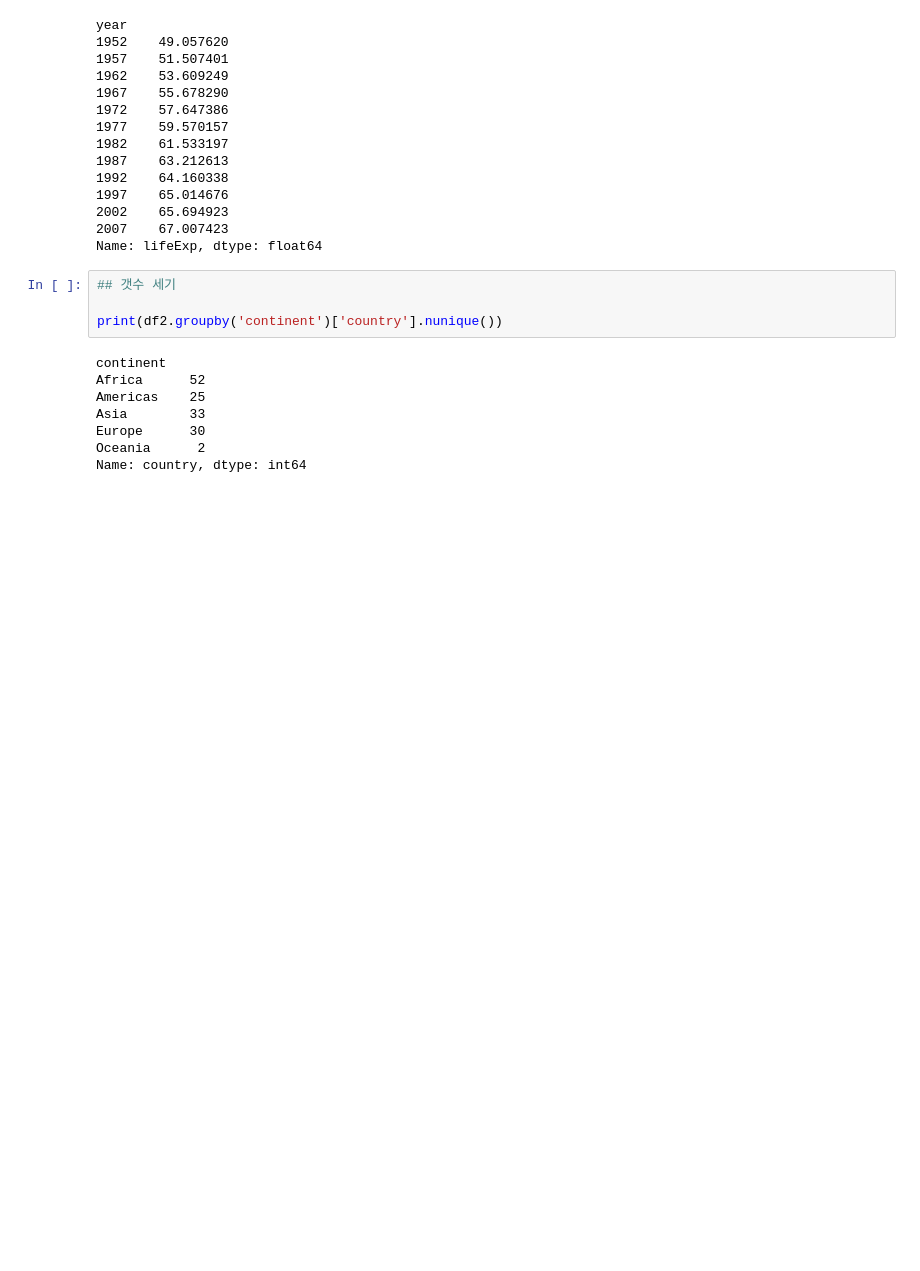
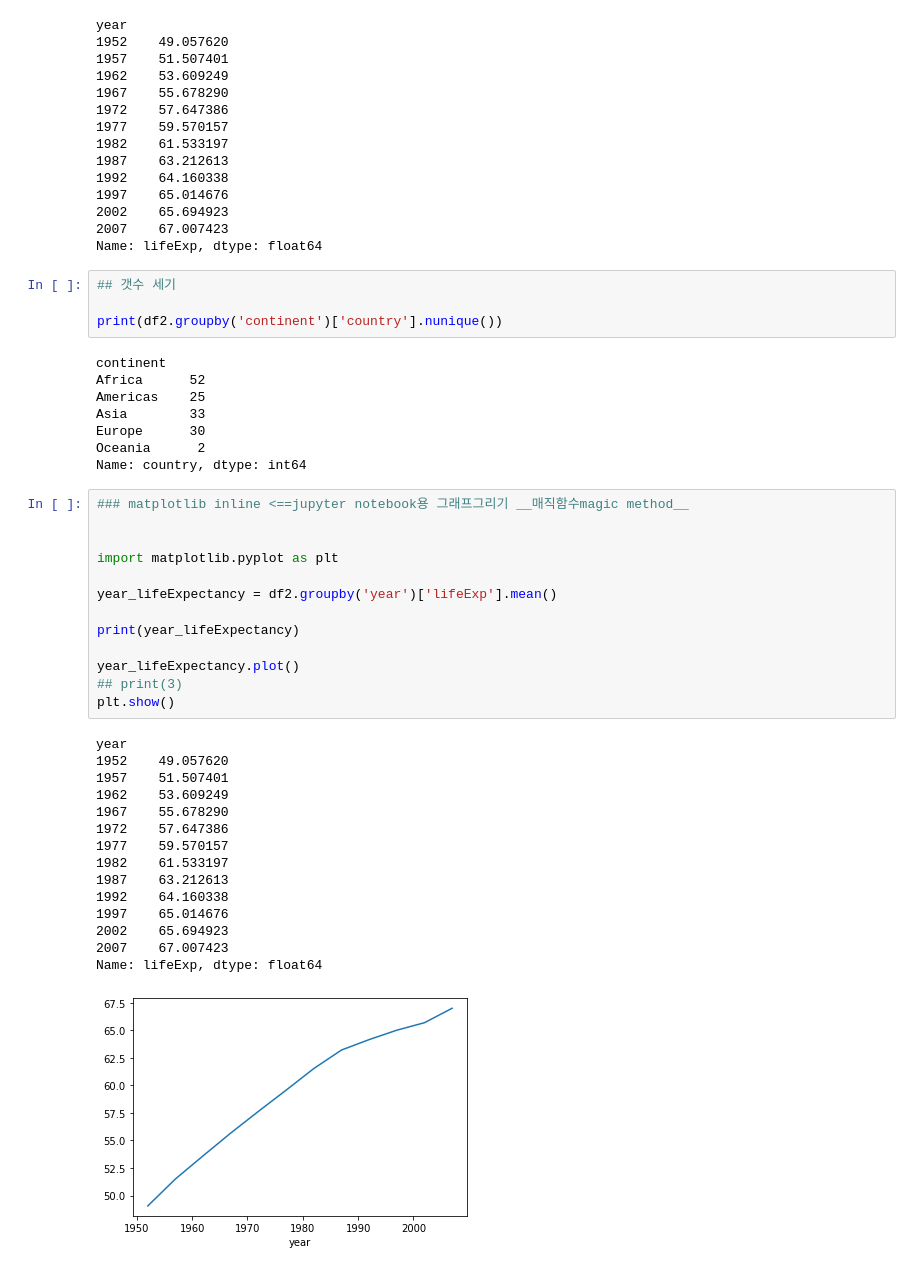
Before and after one commit to yooyeollee/2022, a Jupyter notebook: Untitled13.ipynb, the cells around one changed output. Saved outputs shown, nothing was run; the diff lists cells and outputs as text; blank space fills up the shorter version.

```diff
--- a/Untitled13.ipynb
+++ b/Untitled13.ipynb
@@ -417,3 +417,32 @@ Asia        33
 Europe      30
 Oceania      2
 Name: country, dtype: int64
+# %%
+### matplotlib inline <==jupyter notebook용 그래프그리기 __매직함수magic method__
+
+
+import matplotlib.pyplot as plt
+
+year_lifeExpectancy = df2.groupby('year')['lifeExp'].mean()
+
+print(year_lifeExpectancy)
+
+year_lifeExpectancy.plot()
+## print(3)
+plt.show()
+# %% [output]
+year
+1952    49.057620
+1957    51.507401
+1962    53.609249
+1967    55.678290
+1972    57.647386
+1977    59.570157
+1982    61.533197
+1987    63.212613
+1992    64.160338
+1997    65.014676
+2002    65.694923
+2007    67.007423
+Name: lifeExp, dtype: float64
+[figure, added]
```
Also changed, not shown: parts of 4 cells of this notebook.
